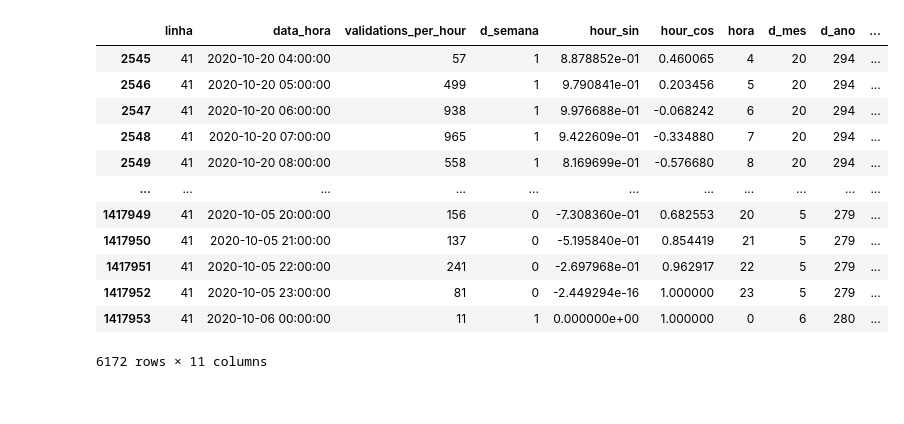
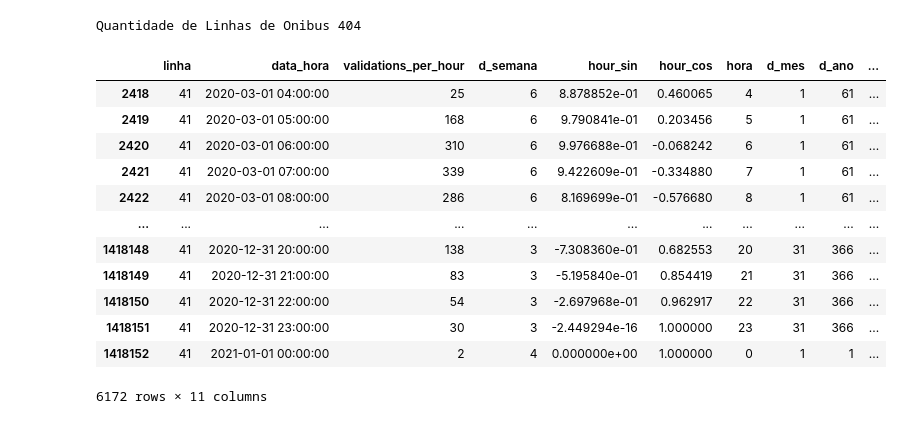
Before and after one commit to medeirosvictor/ds-mobilidade-urbana-fortaleza, a Jupyter notebook: PrevEmbarque-ComoSerieTemporal.ipynb, the cells around one changed output. Cells and saved outputs as stored; diff of their text form; code cells hidden in the pictures.

```diff
--- a/PrevEmbarque-ComoSerieTemporal.ipynb
+++ b/PrevEmbarque-ComoSerieTemporal.ipynb
@@ -2,44 +2,50 @@
 import pandas as pd
 import matplotlib.pyplot as plt
 import numpy as np
 from sklearn.compose import make_column_transformer, ColumnTransformer
 from sklearn.preprocessing import OneHotEncoder
 from sklearn.linear_model import LinearRegression
 from sklearn.ensemble import RandomForestRegressor
 from sklearn.model_selection import train_test_split, cross_val_score
 from sklearn.metrics import mean_squared_error, r2_score, mean_absolute_error
 from sklearn.metrics import mean_absolute_percentage_error
 from math import sqrt
 from IPython.display import display
 import matplotlib as mpl
 mpl.rcParams['agg.path.chunksize'] = 10000
 
 data = pd.read_csv('./df_input.csv', sep=';')
 
 day_of_week_translator = {
     0: "Domingo",
     1: "Segunda",
     2: "Terca",
     3: "Quarta",
     4: "Quinta",
     5: "Sexta",
     6: "Sabado",
 }
 
+# Reading Data file (geolocalized)
+data = pd.read_csv('./df_input.csv', sep=';', delimiter=';')
+
+print('Quantidade de Linhas de Onibus', len(data.linha.unique()))
+
 busline_filter = 41
-data_model = data[data.linha.isin([busline_filter])].copy()
-display(data_model)
+data_model = data.loc[data['linha'] == busline_filter]
+data_model
 # %% [output]
+Quantidade de Linhas de Onibus 404
 |  | linha | data_hora | validations_per_hour | d_semana | hour_sin | hour_cos | hora | d_mes | d_ano | ... |
-| 2545 | 41 | 2020-10-20 04:00:00 | 57 | 1 | 8.878852e-01 | 0.460065 | 4 | 20 | 294 | ... |
-| 2546 | 41 | 2020-10-20 05:00:00 | 499 | 1 | 9.790841e-01 | 0.203456 | 5 | 20 | 294 | ... |
-| 2547 | 41 | 2020-10-20 06:00:00 | 938 | 1 | 9.976688e-01 | -0.068242 | 6 | 20 | 294 | ... |
-| 2548 | 41 | 2020-10-20 07:00:00 | 965 | 1 | 9.422609e-01 | -0.334880 | 7 | 20 | 294 | ... |
-| 2549 | 41 | 2020-10-20 08:00:00 | 558 | 1 | 8.169699e-01 | -0.576680 | 8 | 20 | 294 | ... |
+| 2418 | 41 | 2020-03-01 04:00:00 | 25 | 6 | 8.878852e-01 | 0.460065 | 4 | 1 | 61 | ... |
+| 2419 | 41 | 2020-03-01 05:00:00 | 168 | 6 | 9.790841e-01 | 0.203456 | 5 | 1 | 61 | ... |
+| 2420 | 41 | 2020-03-01 06:00:00 | 310 | 6 | 9.976688e-01 | -0.068242 | 6 | 1 | 61 | ... |
+| 2421 | 41 | 2020-03-01 07:00:00 | 339 | 6 | 9.422609e-01 | -0.334880 | 7 | 1 | 61 | ... |
+| 2422 | 41 | 2020-03-01 08:00:00 | 286 | 6 | 8.169699e-01 | -0.576680 | 8 | 1 | 61 | ... |
 | ... | ... | ... | ... | ... | ... | ... | ... | ... | ... | ... |
-| 1417949 | 41 | 2020-10-05 20:00:00 | 156 | 0 | -7.308360e-01 | 0.682553 | 20 | 5 | 279 | ... |
-| 1417950 | 41 | 2020-10-05 21:00:00 | 137 | 0 | -5.195840e-01 | 0.854419 | 21 | 5 | 279 | ... |
-| 1417951 | 41 | 2020-10-05 22:00:00 | 241 | 0 | -2.697968e-01 | 0.962917 | 22 | 5 | 279 | ... |
-| 1417952 | 41 | 2020-10-05 23:00:00 | 81 | 0 | -2.449294e-16 | 1.000000 | 23 | 5 | 279 | ... |
-| 1417953 | 41 | 2020-10-06 00:00:00 | 11 | 1 | 0.000000e+00 | 1.000000 | 0 | 6 | 280 | ... |
+| 1418148 | 41 | 2020-12-31 20:00:00 | 138 | 3 | -7.308360e-01 | 0.682553 | 20 | 31 | 366 | ... |
+| 1418149 | 41 | 2020-12-31 21:00:00 | 83 | 3 | -5.195840e-01 | 0.854419 | 21 | 31 | 366 | ... |
+| 1418150 | 41 | 2020-12-31 22:00:00 | 54 | 3 | -2.697968e-01 | 0.962917 | 22 | 31 | 366 | ... |
+| 1418151 | 41 | 2020-12-31 23:00:00 | 30 | 3 | -2.449294e-16 | 1.000000 | 23 | 31 | 366 | ... |
+| 1418152 | 41 | 2021-01-01 00:00:00 | 2 | 4 | 0.000000e+00 | 1.000000 | 0 | 1 | 1 | ... |
-6172 rows × 11 columns
+6172 rows × 11 columns
```
Also changed, not shown: parts of 13 cells of this notebook, 1 other file.
